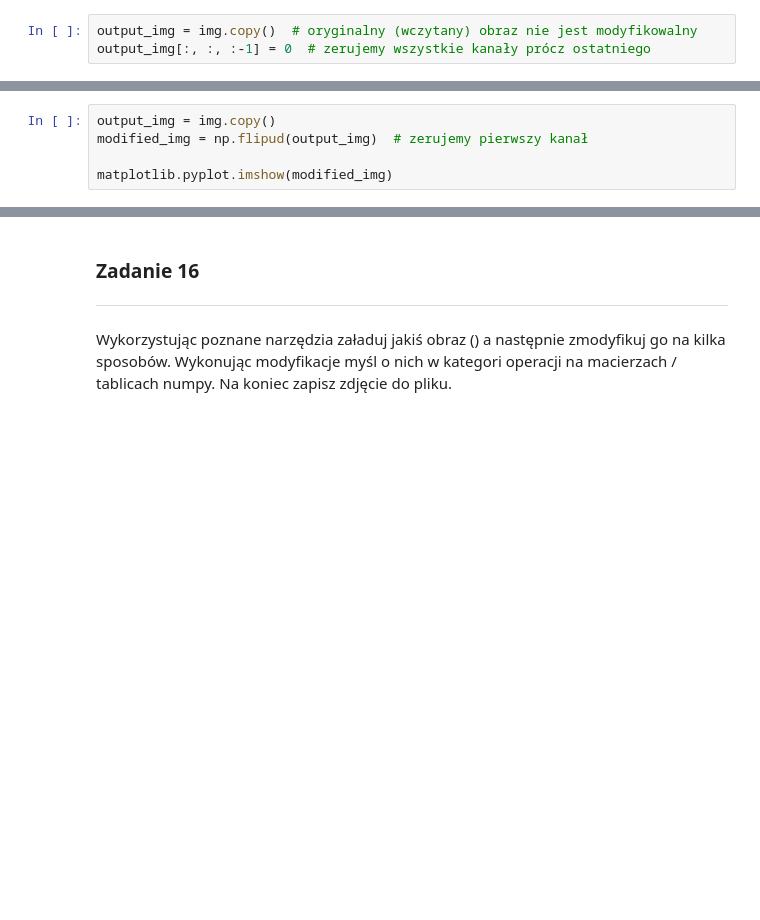
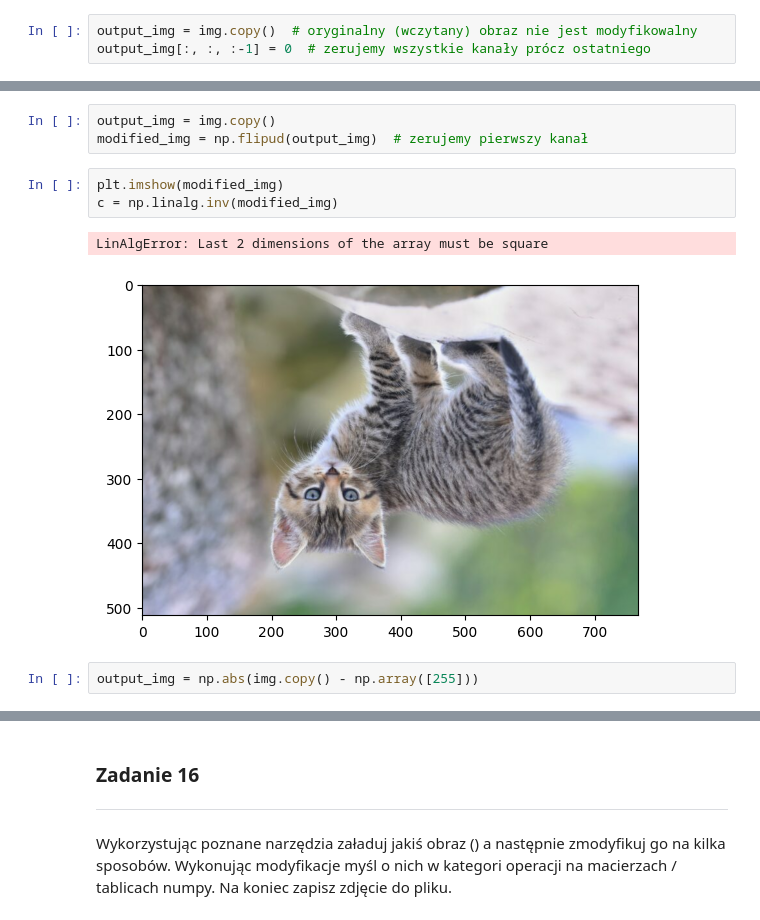
Before and after one commit to jgrynczewski/numpy_intro, a Jupyter notebook: numpy_notatki.ipynb, the cells around one changed output, grey strips where cells are left out. Cells and saved outputs as stored; diff of their text form; blank space fills up the shorter version.

```diff
--- a/numpy_notatki.ipynb
+++ b/numpy_notatki.ipynb
@@ -1736,5 +2617,11 @@ matplotlib.pyplot.imshow(output_img)
 # %%
 output_img = img.copy()
 modified_img = np.flipud(output_img)  # zerujemy pierwszy kanał
-
-matplotlib.pyplot.imshow(modified_img)
+# %%
+plt.imshow(modified_img)
+c = np.linalg.inv(modified_img)
+# %% [output]
+LinAlgError: Last 2 dimensions of the array must be square
+[figure, added]
+# %%
+output_img = np.abs(img.copy() - np.array([255]))
```
Also changed, not shown: parts of 203 cells of this notebook, 7 other files.
